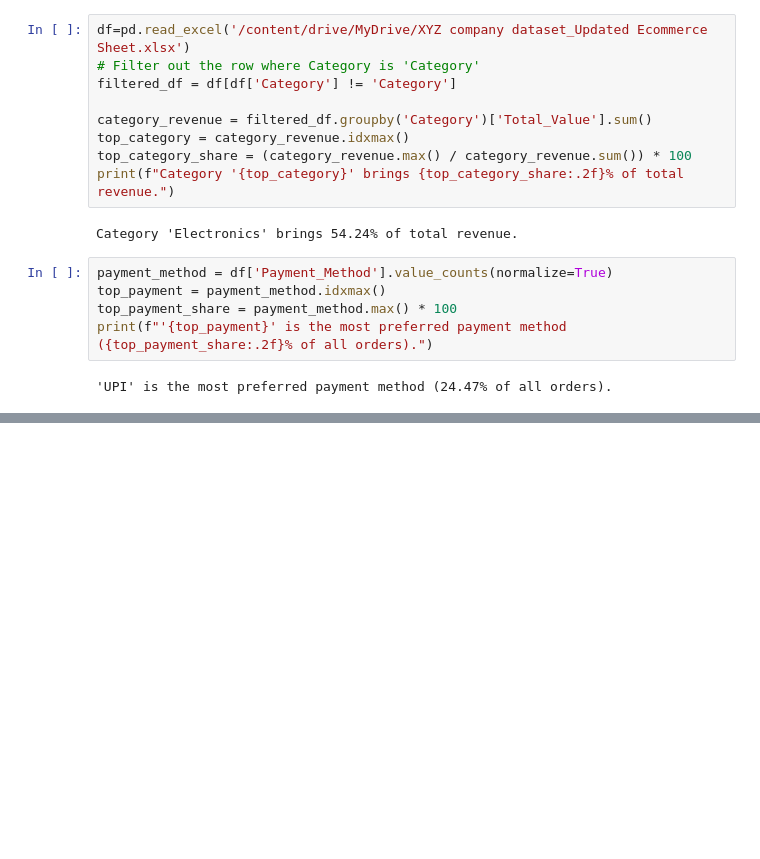
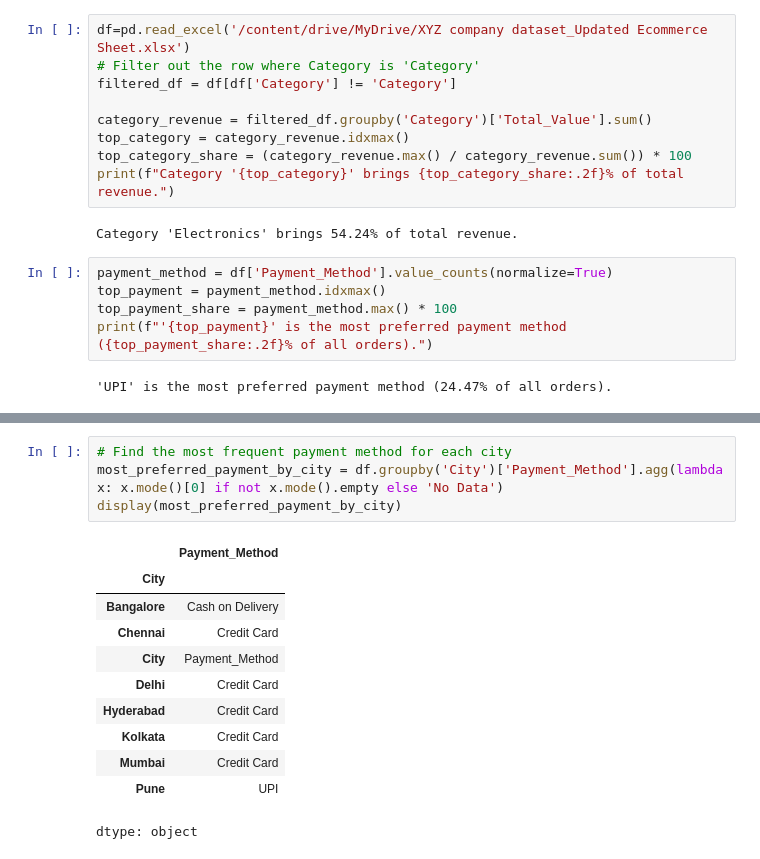
Before and after one commit to PhiWhyyy/E-Commerce-Business-Analysis, a Jupyter notebook: E_Commerce_Business_Analysis_Project.ipynb, the cells around one changed output, grey strips where cells are left out. Cells and saved outputs as stored; diff of their text form; blank space fills up the shorter version.

```diff
--- a/E_Commerce_Business_Analysis_Project.ipynb
+++ b/E_Commerce_Business_Analysis_Project.ipynb
@@ -400,0 +412,16 @@ print(f"'{top_payment}' is the most preferred payment method ({top_payment_share
+# %%
+# Find the most frequent payment method for each city
+most_preferred_payment_by_city = df.groupby('City')['Payment_Method'].agg(lambda x: x.mode()[0] if not x.mode().empty else 'No Data')
+display(most_preferred_payment_by_city)
+# %% [output]
+|  | Payment_Method |
+| City |  |
+| Bangalore | Cash on Delivery |
+| Chennai | Credit Card |
+| City | Payment_Method |
+| Delhi | Credit Card |
+| Hyderabad | Credit Card |
+| Kolkata | Credit Card |
+| Mumbai | Credit Card |
+| Pune | UPI |
+dtype: object
```
Also changed, not shown: parts of 2 cells of this notebook.
